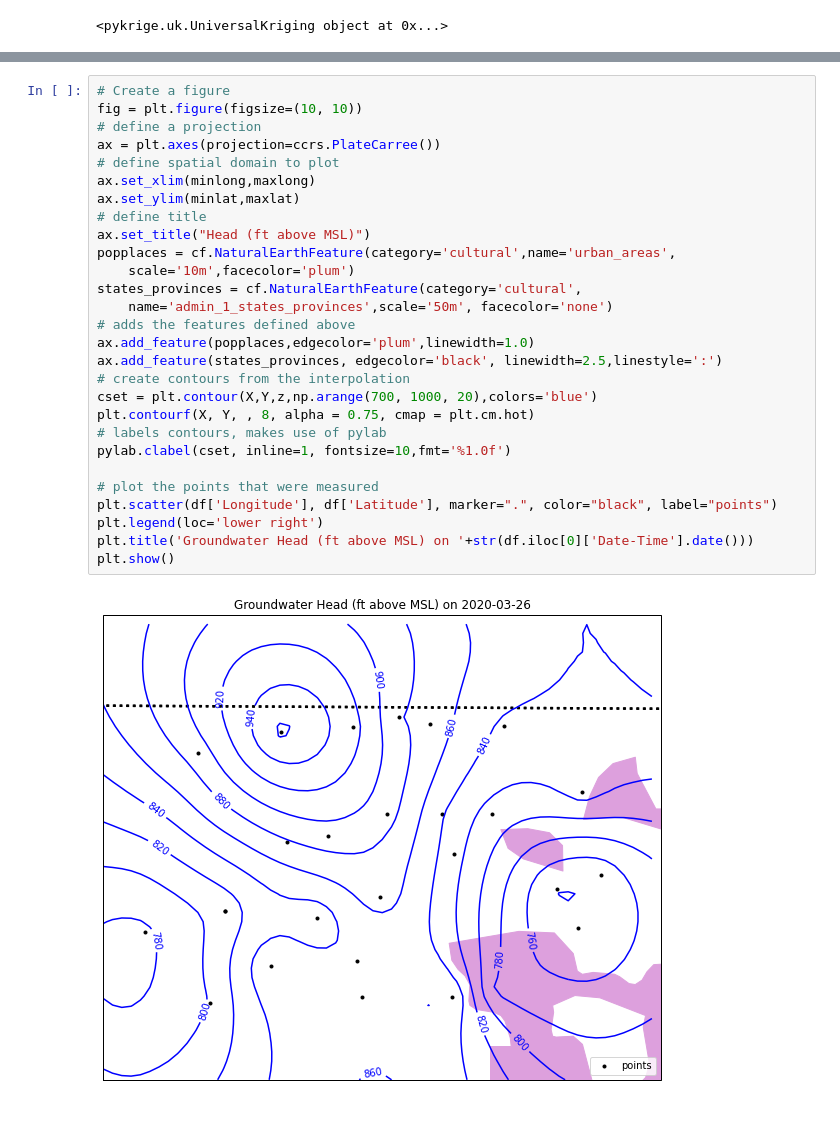
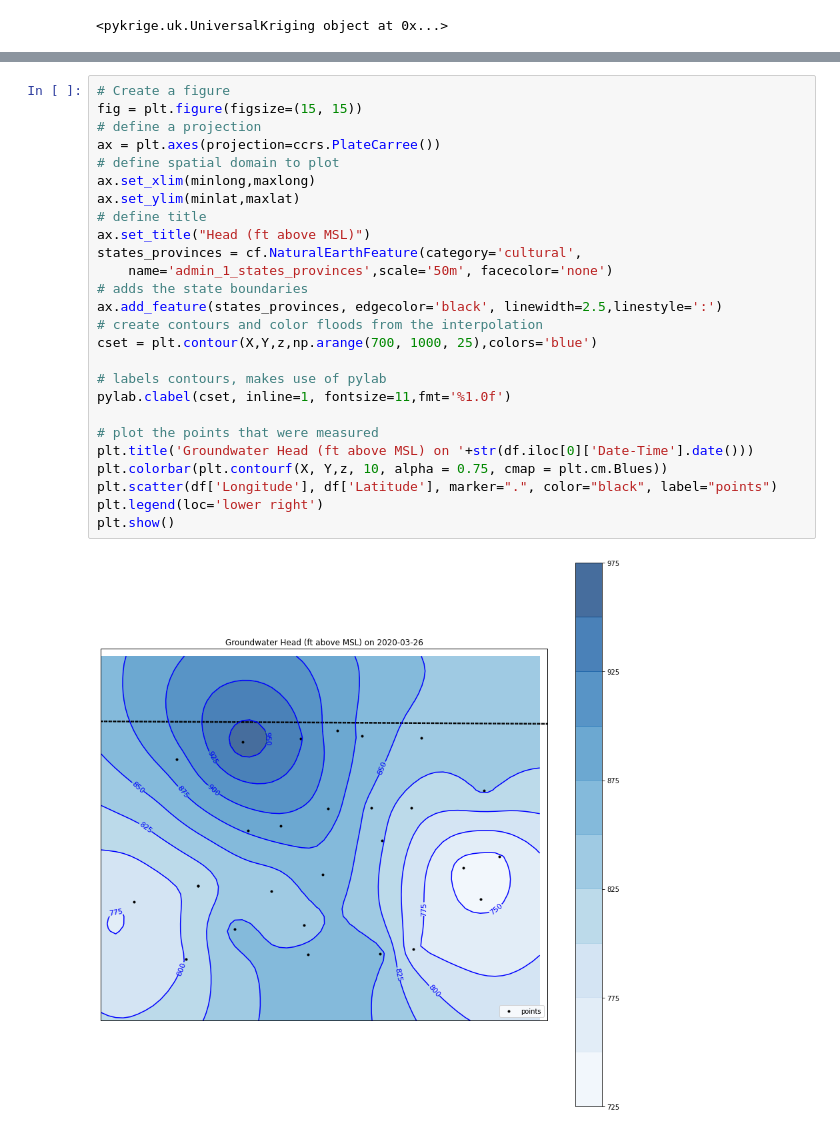
Before and after one commit to yiquanw2/geol572_6, a Jupyter notebook: Prob Set 6 and 7.ipynb, the cells around one changed output, grey strips where cells are left out. Drawn from its saved outputs; the diff is of its cells as text.

```diff
--- a/Prob Set 6 and 7.ipynb
+++ b/Prob Set 6 and 7.ipynb
@@ -165,30 +167,28 @@ print(z)
 # %%
 # Create a figure
-fig = plt.figure(figsize=(10, 10))
+fig = plt.figure(figsize=(15, 15))
 # define a projection
 ax = plt.axes(projection=ccrs.PlateCarree())
 # define spatial domain to plot
 ax.set_xlim(minlong,maxlong)
 ax.set_ylim(minlat,maxlat)
 # define title
 ax.set_title("Head (ft above MSL)")
-popplaces = cf.NaturalEarthFeature(category='cultural',name='urban_areas',
-    scale='10m',facecolor='plum')
 states_provinces = cf.NaturalEarthFeature(category='cultural',
     name='admin_1_states_provinces',scale='50m', facecolor='none')
-# adds the features defined above
-ax.add_feature(popplaces,edgecolor='plum',linewidth=1.0)
+# adds the state boundaries
 ax.add_feature(states_provinces, edgecolor='black', linewidth=2.5,linestyle=':')
-# create contours from the interpolation
-cset = plt.contour(X,Y,z,np.arange(700, 1000, 20),colors='blue')
-plt.contourf(X, Y, , 8, alpha = 0.75, cmap = plt.cm.hot)
+# create contours and color floods from the interpolation
+cset = plt.contour(X,Y,z,np.arange(700, 1000, 25),colors='blue')
+
 # labels contours, makes use of pylab
-pylab.clabel(cset, inline=1, fontsize=10,fmt='%1.0f')
+pylab.clabel(cset, inline=1, fontsize=11,fmt='%1.0f')
 
 # plot the points that were measured
+plt.title('Groundwater Head (ft above MSL) on '+str(df.iloc[0]['Date-Time'].date()))
+plt.colorbar(plt.contourf(X, Y,z, 10, alpha = 0.75, cmap = plt.cm.Blues))
 plt.scatter(df['Longitude'], df['Latitude'], marker=".", color="black", label="points")
 plt.legend(loc='lower right')
-plt.title('Groundwater Head (ft above MSL) on '+str(df.iloc[0]['Date-Time'].date()))
 plt.show()
 # %% [output]
-[figure, old version]
+[figure, new version]
```
Also changed, not shown: parts of 4 cells of this notebook.
